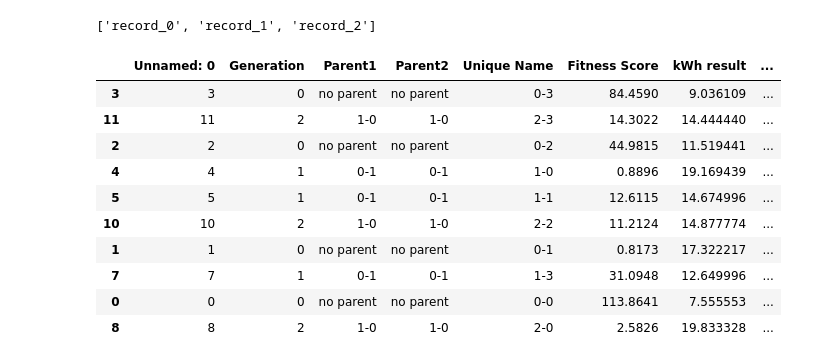
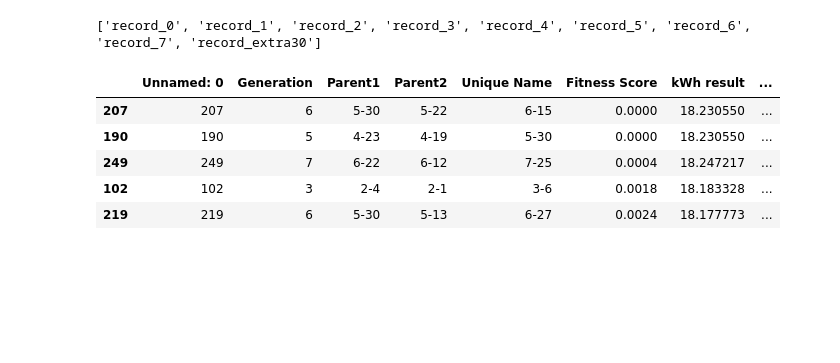
Before and after one commit to Lundkjaer/ClimAIte, a Jupyter notebook: Calibration/plot_accuracies.ipynb, the cells around one changed output. Cells and saved outputs as stored; diff of their text form; code cells hidden in the pictures; blank space fills up the shorter version.

```diff
--- a/Calibration/plot_accuracies.ipynb
+++ b/Calibration/plot_accuracies.ipynb
@@ -7,26 +7,25 @@ current_directory = os.getcwd()
 path = os.path.join(current_directory, 'data_records')
 path = 'c:\\Users\\sebas\\Documents\\GitHub\\ClimAIte\\data_records'
 os.chdir(path)
-record = os.path.join(path, 'record_2')
+record = os.path.join(path, 'record_7')
 print(os.listdir())
 
 df = pd.read_csv(record)
 # %% [output]
-['record_0', 'record_1', 'record_2']
+['record_0', 'record_1', 'record_2', 'record_3', 'record_4', 'record_5', 'record_6', 'record_7', 'record_extra30']
-# %%
-df.sample(10)
-# %% [output]
-|  | Unnamed: 0 | Generation | Parent1 | Parent2 | Unique Name | Fitness Score | kWh result | ... |
-| 3 | 3 | 0 | no parent | no parent | 0-3 | 84.4590 | 9.036109 | ... |
-| 11 | 11 | 2 | 1-0 | 1-0 | 2-3 | 14.3022 | 14.444440 | ... |
-| 2 | 2 | 0 | no parent | no parent | 0-2 | 44.9815 | 11.519441 | ... |
-| 4 | 4 | 1 | 0-1 | 0-1 | 1-0 | 0.8896 | 19.169439 | ... |
-| 5 | 5 | 1 | 0-1 | 0-1 | 1-1 | 12.6115 | 14.674996 | ... |
-| 10 | 10 | 2 | 1-0 | 1-0 | 2-2 | 11.2124 | 14.877774 | ... |
-| 1 | 1 | 0 | no parent | no parent | 0-1 | 0.8173 | 17.322217 | ... |
-| 7 | 7 | 1 | 0-1 | 0-1 | 1-3 | 31.0948 | 12.649996 | ... |
-| 0 | 0 | 0 | no parent | no parent | 0-0 | 113.8641 | 7.555553 | ... |
-| 8 | 8 | 2 | 1-0 | 1-0 | 2-0 | 2.5826 | 19.833328 | ... |
+# %%
+df.sample(10)
+df.sort_values('Fitness Score').head()
+# df[ df['Fitness Score'] < 0.01].corr()
+# df.plot.scatter(x = 'Unique Name', y = 'Fitness Score')
+# df[ df['Fitness Score'] < 1].plot.scatter(x = 'Unique Name', y = 'Fitness Score')
+# %% [output]
+|  | Unnamed: 0 | Generation | Parent1 | Parent2 | Unique Name | Fitness Score | kWh result | ... |
+| 207 | 207 | 6 | 5-30 | 5-22 | 6-15 | 0.0000 | 18.230550 | ... |
+| 190 | 190 | 5 | 4-23 | 4-19 | 5-30 | 0.0000 | 18.230550 | ... |
+| 249 | 249 | 7 | 6-22 | 6-12 | 7-25 | 0.0004 | 18.247217 | ... |
+| 102 | 102 | 3 | 2-4 | 2-1 | 3-6 | 0.0018 | 18.183328 | ... |
+| 219 | 219 | 6 | 5-30 | 5-13 | 6-27 | 0.0024 | 18.177773 | ... |
 # %%
 # note, lower fitness score is better
 
```
Also changed, not shown: parts of 1 cell of this notebook, 2 other files.
